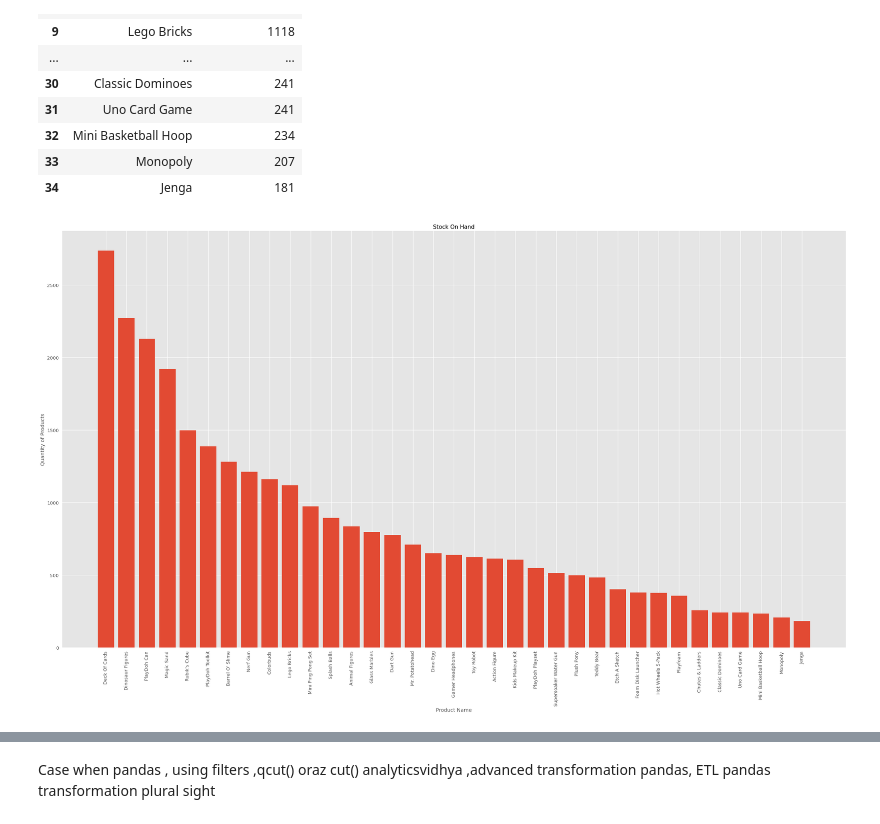
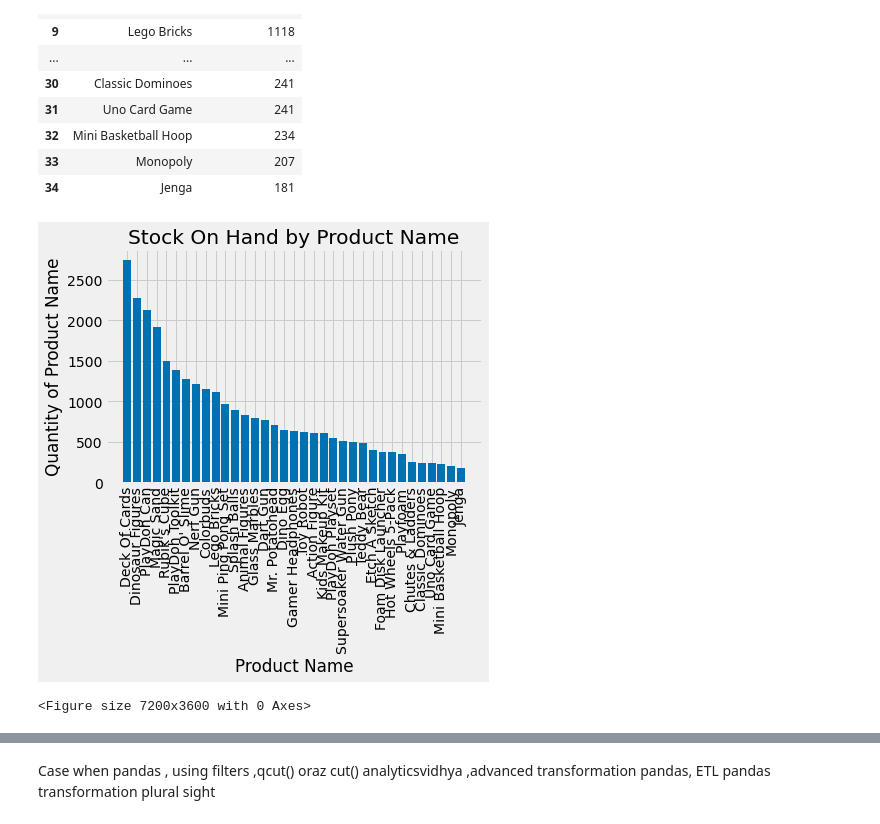
Before and after one commit to Lunczer93/Python_Project_2_Mexico_Toy_Sales, a Jupyter notebook: Python Project 2 Mexico Toy Sales.ipynb, the cells around one changed output, grey strips where cells are left out. Cells and saved outputs as stored; diff of their text form; code cells hidden in the pictures.

```diff
--- a/Python Project 2 Mexico Toy Sales.ipynb
+++ b/Python Project 2 Mexico Toy Sales.ipynb
@@ -689,20 +693,23 @@ StockOnHandByProductNameSorted
 | 33 | Monopoly | 207 |
 | 34 | Jenga | 181 |
 # %%
-a = StockOnHandByProductNameSorted['Product Name']
-b = StockOnHandByProductNameSorted['Stock On Hand']
-
-fig = plt.figure(figsize=(35,20))
-plt.bar(a, b)
-plt.xticks(rotation = 90)
+x = StockOnHandByProductNameSorted['Product Name']
+y = StockOnHandByProductNameSorted['Stock On Hand']
 
 
-plt.title('Stock On Hand')
+plt.bar(x, y)
+
+plt.title('Stock On Hand by Product Name')
 plt.xlabel('Product Name')
-plt.ylabel('Quantity of Products')
+plt.ylabel('Quantity of Product Name')
+
+plt.xticks(rotation=90)
+plt.figure(figsize=(100, 50))
+
 
 
 plt.show()
 # %% [output]
-[figure, old version]
+[figure, new version]
+<Figure size 7200x3600 with 0 Axes>
 # %%
```
Also changed, not shown: parts of 20 cells of this notebook.
